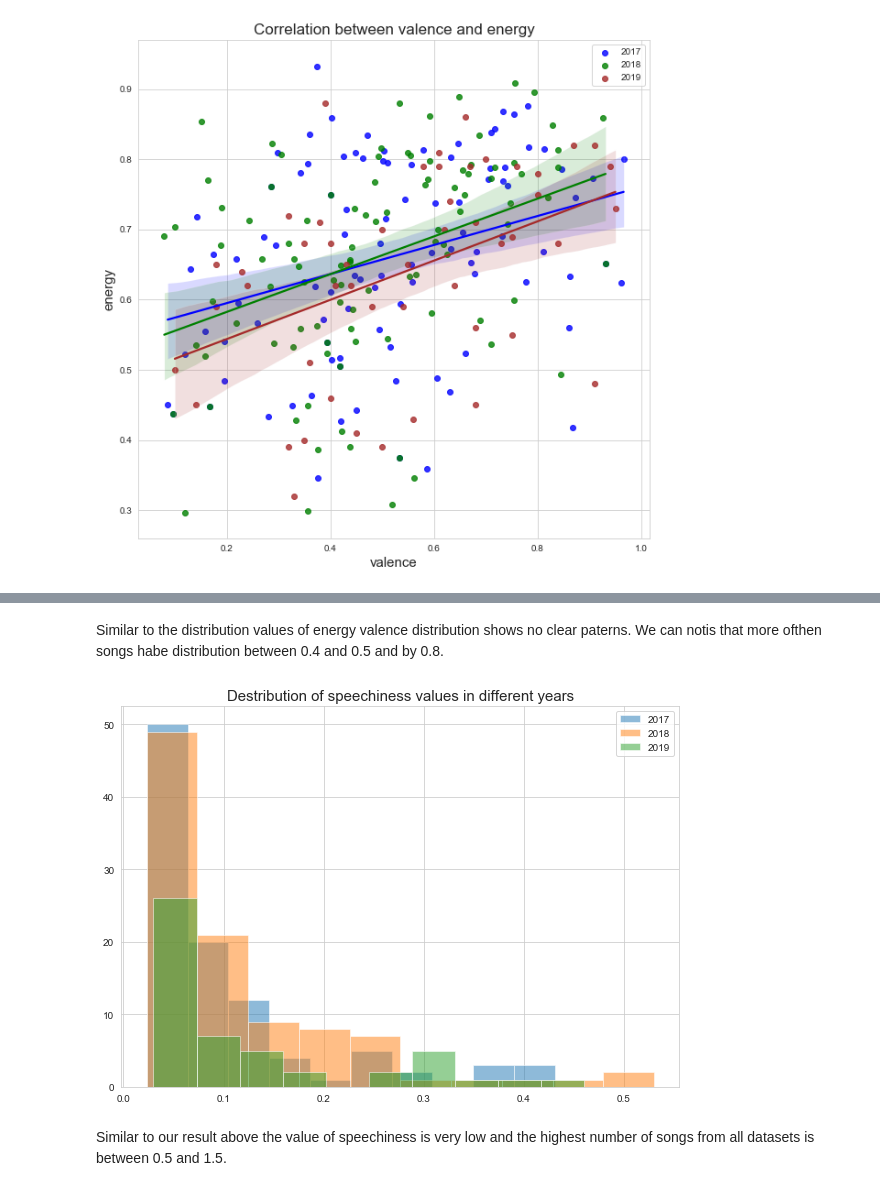
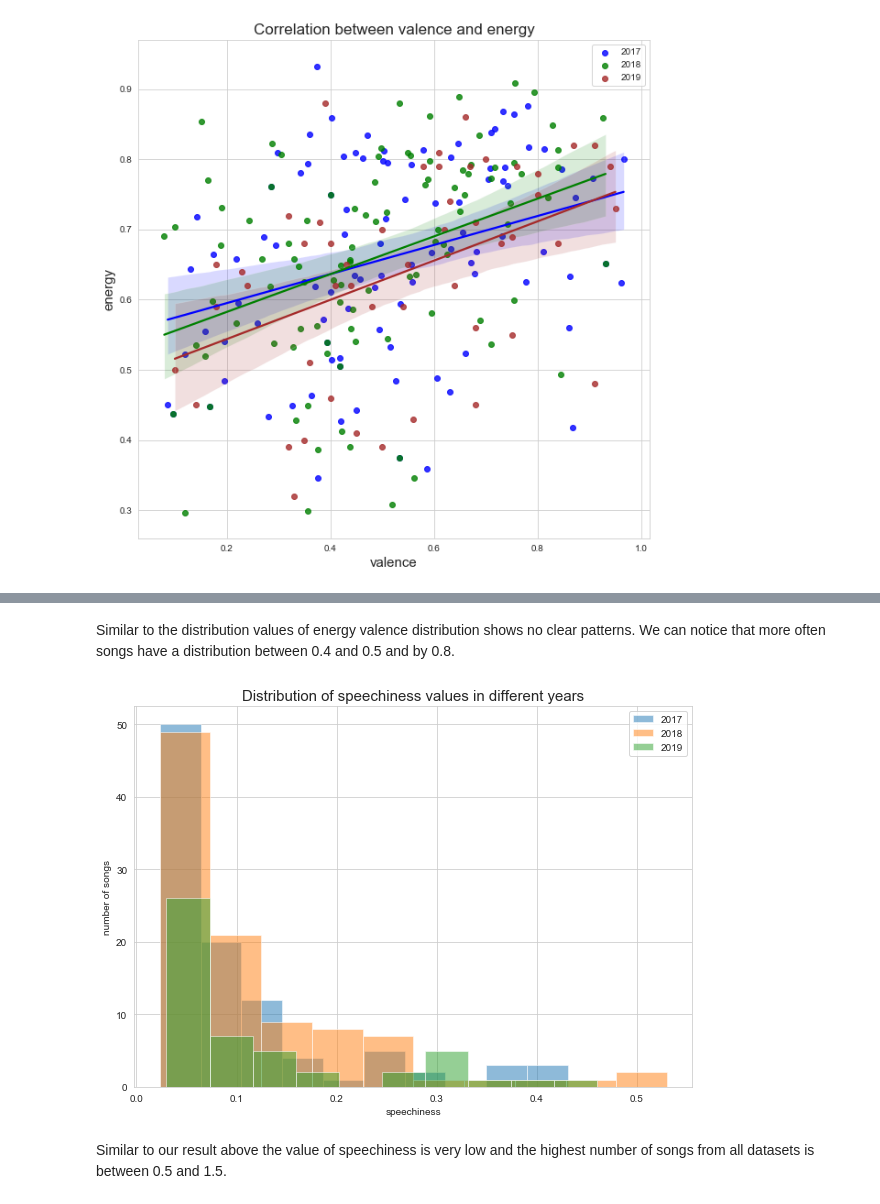
Before and after one commit to fneitzel/DataAnalysisOnMusicPreferences, a Jupyter notebook: exploration/comparison_top_songs_from_2017_18_19.ipynb, the cells around one changed output, grey strips where cells are left out. Saved outputs shown, nothing was run; the diff lists cells and outputs as text; code cells hidden in the pictures.

```diff
--- a/exploration/comparison_top_songs_from_2017_18_19.ipynb
+++ b/exploration/comparison_top_songs_from_2017_18_19.ipynb
@@ -544,16 +416,18 @@ plt.show()
 # %% [markdown]
-Similar to the distribution values of energy valence distribution shows no clear paterns. We can notis that more ofthen songs habe distribution between 0.4 and 0.5 and by 0.8.
+Similar to the distribution values of energy valence distribution shows no clear patterns. We can notice that more often songs have a distribution between 0.4 and 0.5 and by 0.8.
 # %%
 # Show distribution of speechiness values
 plt.figure(figsize=(10,7))
 plt.hist(top2017.speechiness, stacked=True, alpha=0.5, label = "2017")
 plt.hist(top2018.speechiness, stacked=True, alpha=0.5, label = "2018")
 plt.hist(top2019.speechiness, stacked=True, alpha=0.5, label = "2019")
-plt.title('Destribution of speechiness values in different years', fontsize =15)
+plt.title('Distribution of speechiness values in different years', fontsize =15)
+plt.xlabel("speechiness")
+plt.ylabel("number of songs")
 plt.legend()
 plt.show()
 # %% [output]
-[figure, old version]
+[figure, new version]
 # %% [markdown]
 Similar to our result above the value of speechiness is very low and the highest number of songs from all datasets is between 0.5 and 1.5.
 # %%
```
Also changed, not shown: parts of 35 cells of this notebook.
